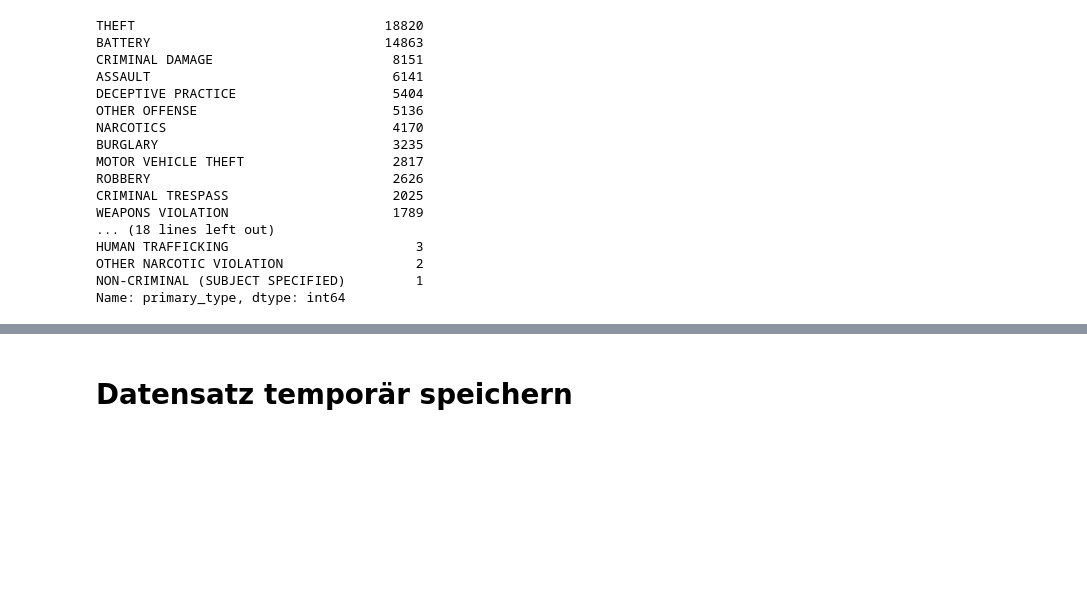
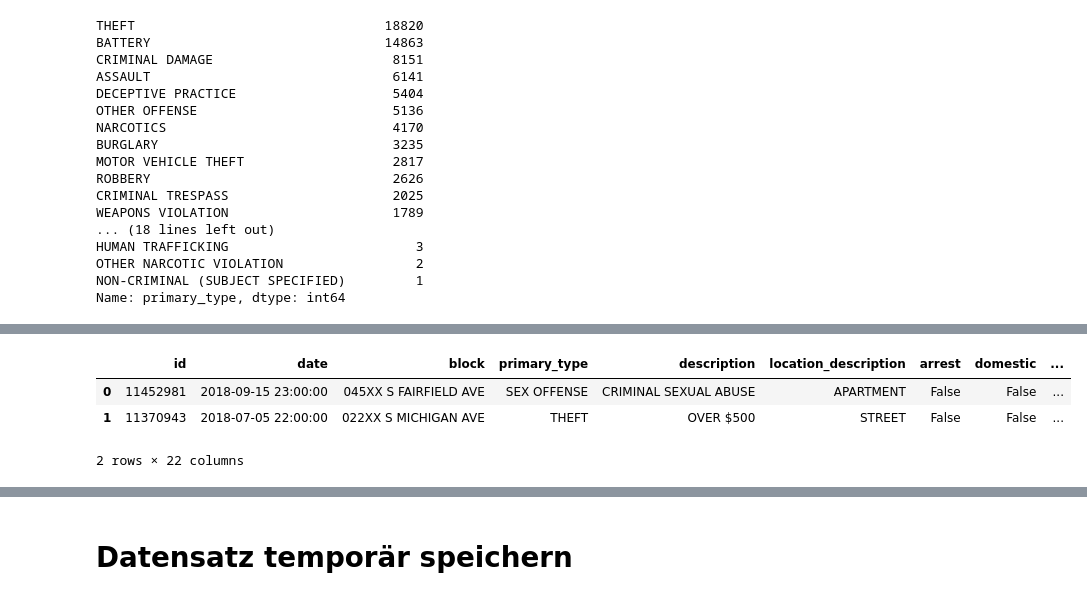
Before and after one commit to HendrikPfeifer/project-dst, a Jupyter notebook: notebooks/01-HP-data-preperation.ipynb, the cells around one changed output, grey strips where cells are left out. Cells and saved outputs as stored; diff of their text form; code cells hidden in the pictures; blank space fills up the shorter version.

```diff
--- a/notebooks/01-HP-data-preperation.ipynb
+++ b/notebooks/01-HP-data-preperation.ipynb
@@ -331,3 +331,25 @@ HUMAN TRAFFICKING                        3
 OTHER NARCOTIC VIOLATION                 2
 NON-CRIMINAL (SUBJECT SPECIFIED)         1
 Name: primary_type, dtype: int64
+# %%
+#häufige Straftaten
+
+df_primary_type = df[~(df['primary_type'] == "THEFT")
+    & ~(df['primary_type'] == "BATTERY")
+    & ~(df['primary_type'] == "CRIMINAL DAMAGE")
+    & ~(df['primary_type'] == "ASSAULT")
+    & ~(df['primary_type'] == "DECEPTIVE PRACTICE")
+    & ~(df['primary_type'] == "OTHER OFFENSE")
+    & ~(df['primary_type'] == "NARCOTICS ")
+    & ~(df['primary_type'] == "BURGLARY")
+    & ~(df['primary_type'] == "MOTOR VEHICLE THEFT")
+    & ~(df['primary_type'] == "ROBBERY")
+    & ~(df['primary_type'] == "CRIMINAL TRESPASS")
+    & ~(df['primary_type'] == "WEAPONS VIOLATION")
+    & ~(df['primary_type'] == "SEX OFFENSE")
+    & ~(df['primary_type'] == "CRIM SEXUAL ASSAULT")
+].index
+# %%
+df = df.drop(df_primary_type)
+# %%
+df = df[df.primary_type.notnull()]
@@ -333,0 +406,4 @@ Name: primary_type, dtype: int64
+# %%
+counts = df['primary_type'].value_counts()
+
+new_df = df.loc[df['primary_type'].isin(counts.index[counts >= 300])]
@@ -333,0 +430,7 @@ Name: primary_type, dtype: int64
+# %%
+new_df.head(2)
+# %% [output]
+|  | id | date | block | primary_type | description | location_description | arrest | domestic | ... |
+| 0 | 11452981 | 2018-09-15 23:00:00 | 045XX S FAIRFIELD AVE | SEX OFFENSE | CRIMINAL SEXUAL ABUSE | APARTMENT | False | False | ... |
+| 1 | 11370943 | 2018-07-05 22:00:00 | 022XX S MICHIGAN AVE | THEFT | OVER $500 | STREET | False | False | ... |
+2 rows × 22 columns
```
Also changed, not shown: parts of 18 cells of this notebook, 4 other files.
